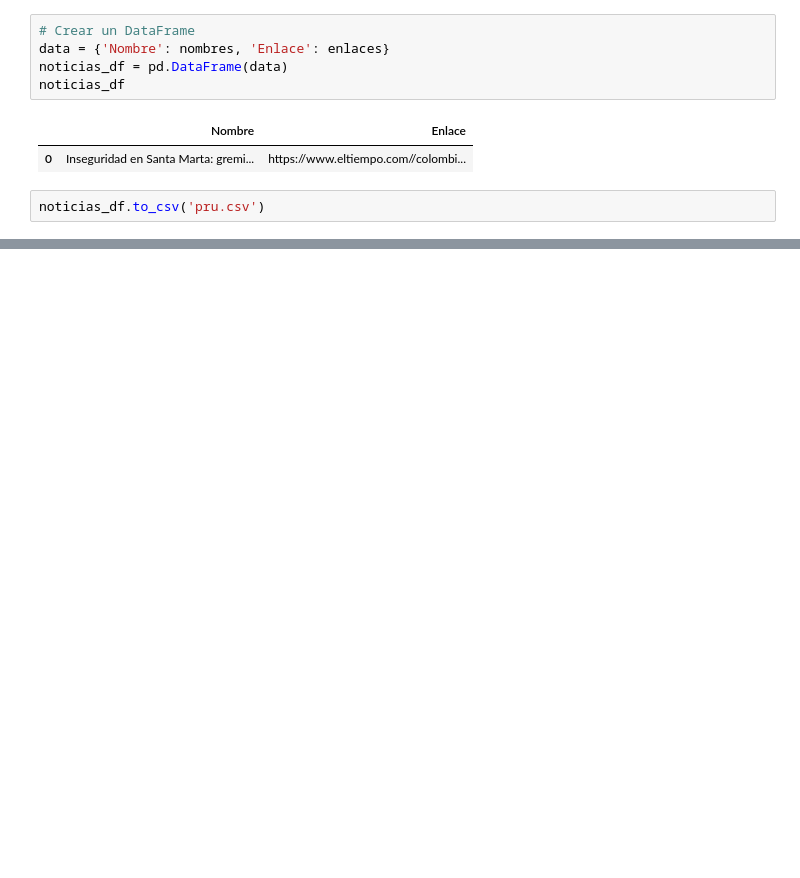
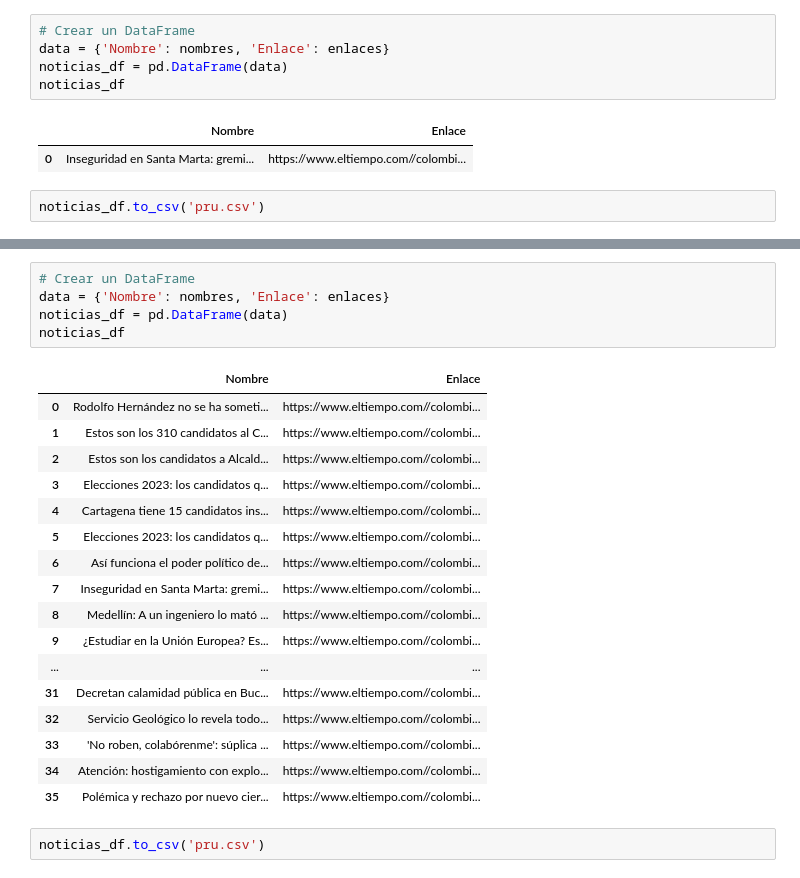
Before and after one commit to AlarconIlbert/Mapping-Data-With-Python-and-SQL, a Jupyter notebook: web_scraping_news.ipynb, the cells around one changed output, grey strips where cells are left out. Saved outputs shown, nothing was run; the diff lists cells and outputs as text; blank space fills up the shorter version.

```diff
--- a/web_scraping_news.ipynb
+++ b/web_scraping_news.ipynb
@@ -137,0 +246,25 @@ noticias_df.to_csv('pru.csv')
+# %%
+# Crear un DataFrame
+data = {'Nombre': nombres, 'Enlace': enlaces}
+noticias_df = pd.DataFrame(data)
+noticias_df
+# %% [output]
+|  | Nombre | Enlace |
+| 0 | Rodolfo Hernández no se ha someti... | https://www.eltiempo.com//colombi... |
+| 1 | Estos son los 310 candidatos al C... | https://www.eltiempo.com//colombi... |
+| 2 | Estos son los candidatos a Alcald... | https://www.eltiempo.com//colombi... |
+| 3 | Elecciones 2023: los candidatos q... | https://www.eltiempo.com//colombi... |
+| 4 | Cartagena tiene 15 candidatos ins... | https://www.eltiempo.com//colombi... |
+| 5 | Elecciones 2023: los candidatos q... | https://www.eltiempo.com//colombi... |
+| 6 | Así funciona el poder político de... | https://www.eltiempo.com//colombi... |
+| 7 | Inseguridad en Santa Marta: gremi... | https://www.eltiempo.com//colombi... |
+| 8 | Medellín: A un ingeniero lo mató ... | https://www.eltiempo.com//colombi... |
+| 9 | ¿Estudiar en la Unión Europea? Es... | https://www.eltiempo.com//colombi... |
+| ... | ... | ... |
+| 31 | Decretan calamidad pública en Buc... | https://www.eltiempo.com//colombi... |
+| 32 | Servicio Geológico lo revela todo... | https://www.eltiempo.com//colombi... |
+| 33 | 'No roben, colabórenme': súplica ... | https://www.eltiempo.com//colombi... |
+| 34 | Atención: hostigamiento con explo... | https://www.eltiempo.com//colombi... |
+| 35 | Polémica y rechazo por nuevo cier... | https://www.eltiempo.com//colombi... |
+# %%
+noticias_df.to_csv('pru.csv')
```
Also changed, not shown: parts of 6 cells of this notebook, 1 other file.
